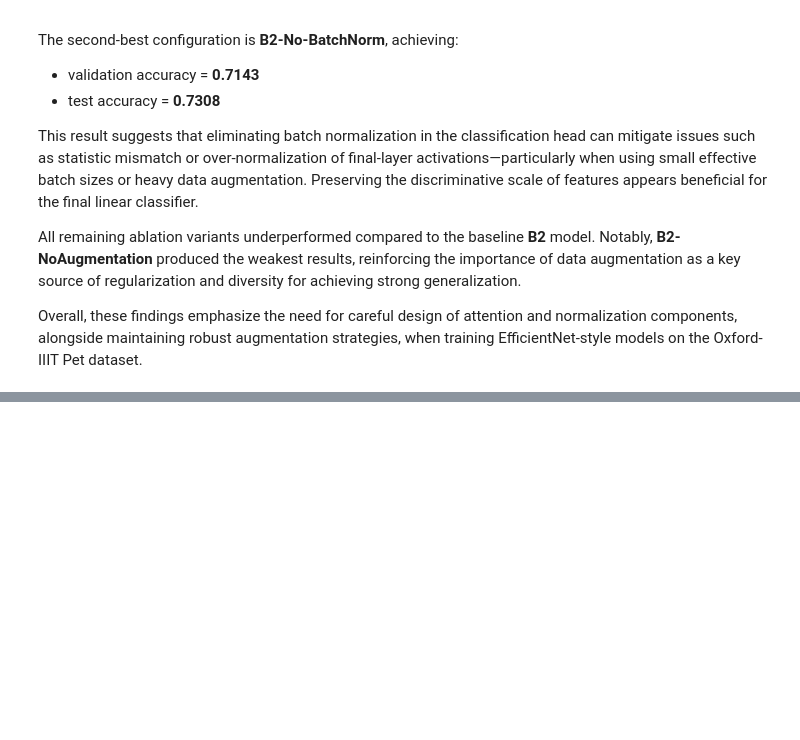
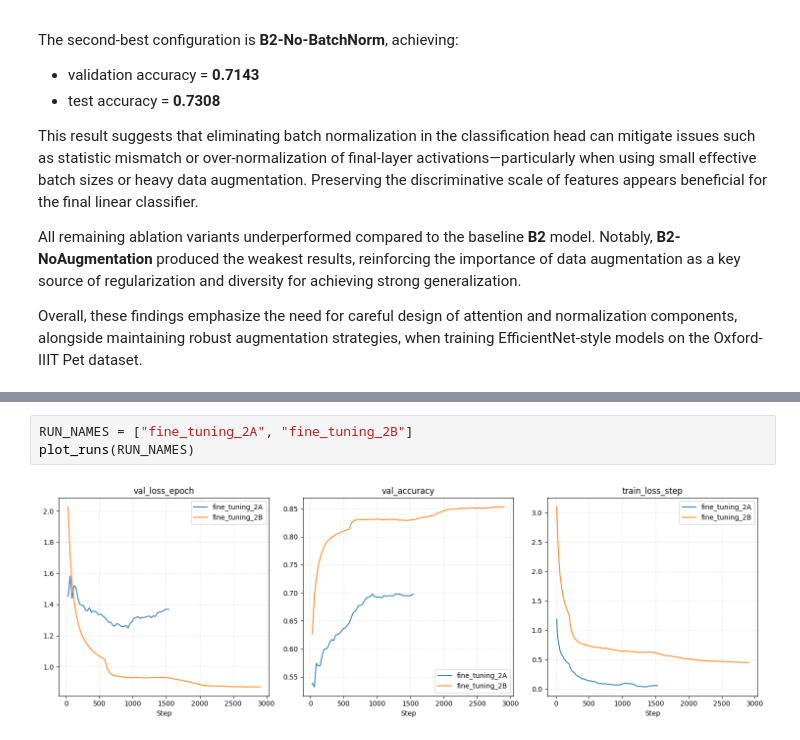
Before and after one commit to mpreda01/Image_processing_and_computer_vision_project, a Jupyter notebook: efiicientNet_Ablation.ipynb, the cells around one changed output, grey strips where cells are left out. Cells and saved outputs as stored; diff of their text form; blank space fills up the shorter version.

```diff
--- a/efiicientNet_Ablation.ipynb
+++ b/efiicientNet_Ablation.ipynb
@@ -1436,0 +1627,5 @@ Overall, these findings emphasize the need for careful design of attention and n
+# %%
+RUN_NAMES = ["fine_tuning_2A", "fine_tuning_2B"]
+plot_runs(RUN_NAMES)
+# %% [output]
+[figure, added]
```
Also changed, not shown: parts of 30 cells of this notebook.
